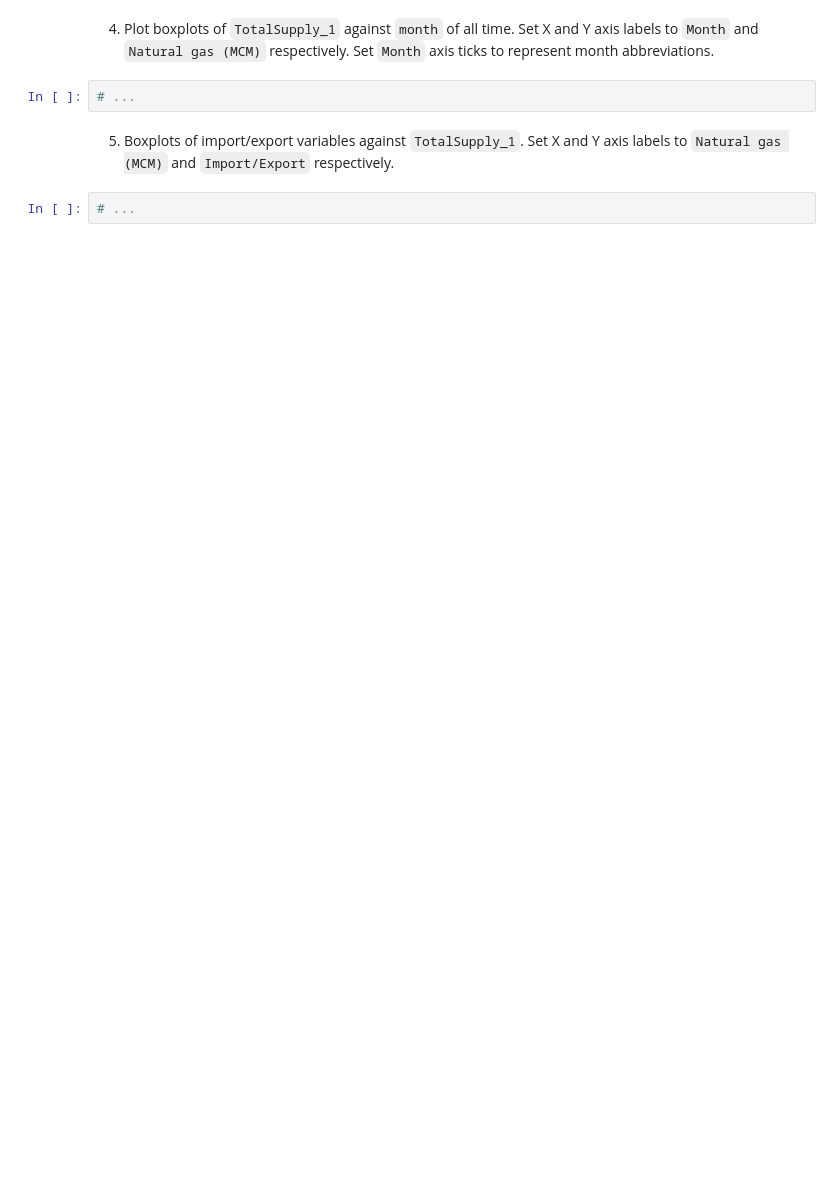
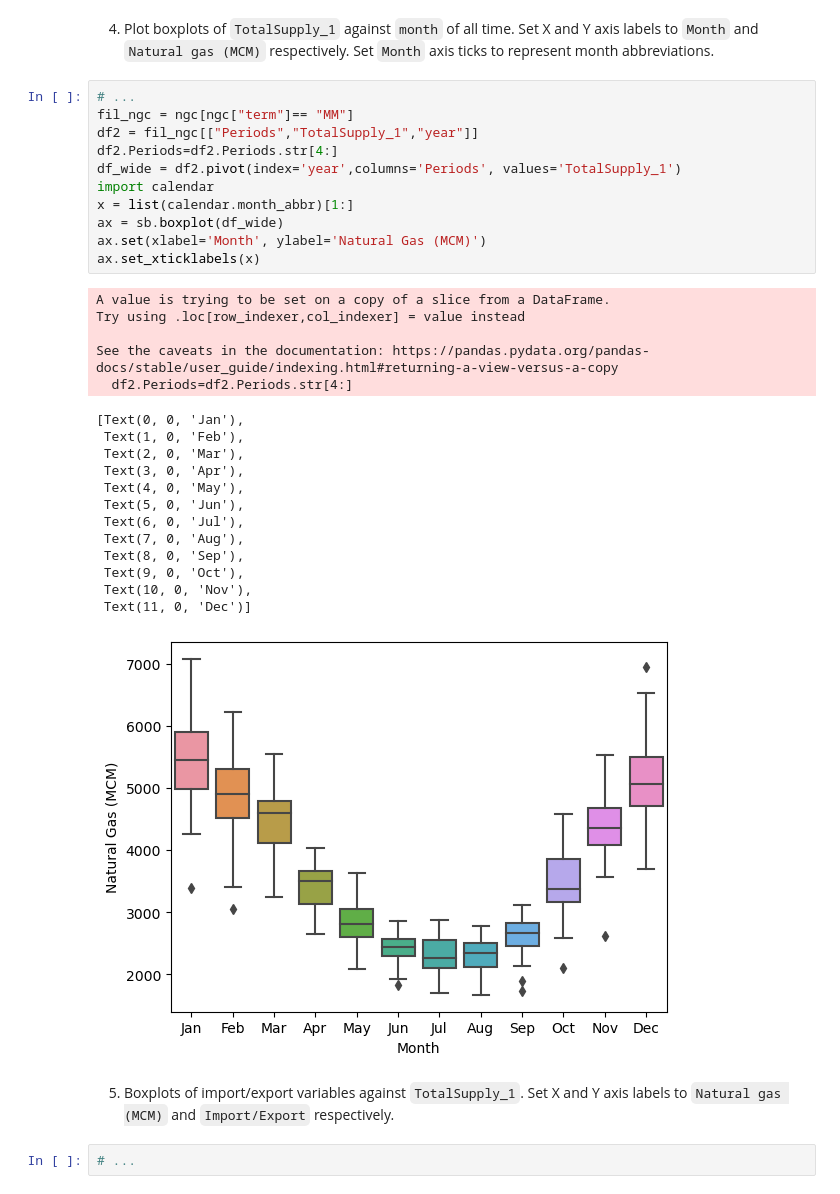
Before and after one commit to LUMC/EfDS, a Jupyter notebook: 08_dv/dv_exercises.ipynb, the cells around one changed output. Drawn from its saved outputs; the diff is of its cells as text; blank space fills up the shorter version.

```diff
--- a/08_dv/dv_exercises.ipynb
+++ b/08_dv/dv_exercises.ipynb
@@ -86,7 +153,35 @@ ngc.dtypes
 # %% [markdown]
 4. Plot boxplots of `TotalSupply_1` against `month` of all time. Set X and Y axis labels to `Month` and `Natural gas (MCM)` respectively. Set `Month` axis ticks to represent month abbreviations.
-# %%
-# ...
+# %%
+# ...
+fil_ngc = ngc[ngc["term"]== "MM"]
+df2 = fil_ngc[["Periods","TotalSupply_1","year"]]
+df2.Periods=df2.Periods.str[4:]
+df_wide = df2.pivot(index='year',columns='Periods', values='TotalSupply_1')
+import calendar
+x = list(calendar.month_abbr)[1:]
+ax = sb.boxplot(df_wide)
+ax.set(xlabel='Month', ylabel='Natural Gas (MCM)')
+ax.set_xticklabels(x)
+# %% [output]
+A value is trying to be set on a copy of a slice from a DataFrame.
+Try using .loc[row_indexer,col_indexer] = value instead
+
+See the caveats in the documentation: https://pandas.pydata.org/pandas-docs/stable/user_guide/indexing.html#returning-a-view-versus-a-copy
+  df2.Periods=df2.Periods.str[4:]
+[Text(0, 0, 'Jan'),
+ Text(1, 0, 'Feb'),
+ Text(2, 0, 'Mar'),
+ Text(3, 0, 'Apr'),
+ Text(4, 0, 'May'),
+ Text(5, 0, 'Jun'),
+ Text(6, 0, 'Jul'),
+ Text(7, 0, 'Aug'),
+ Text(8, 0, 'Sep'),
+ Text(9, 0, 'Oct'),
+ Text(10, 0, 'Nov'),
+ Text(11, 0, 'Dec')]
+[figure, added]
 # %% [markdown]
 5) Boxplots of import/export variables against `TotalSupply_1`. Set X and Y axis labels to `Natural gas (MCM)` and `Import/Export` respectively.
 # %%
```
Also changed, not shown: parts of 9 cells of this notebook, 2 other files.
